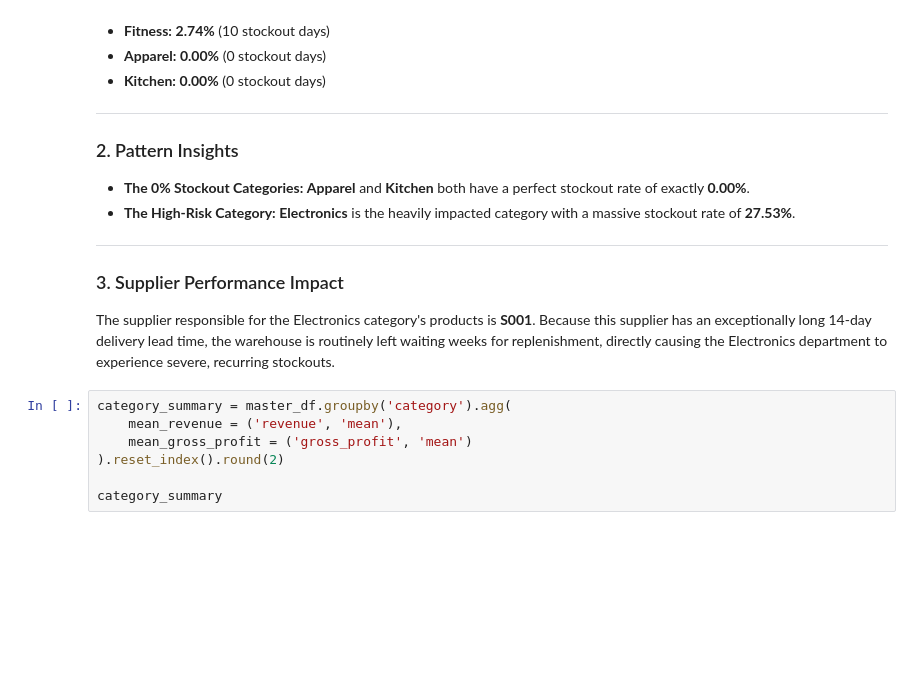
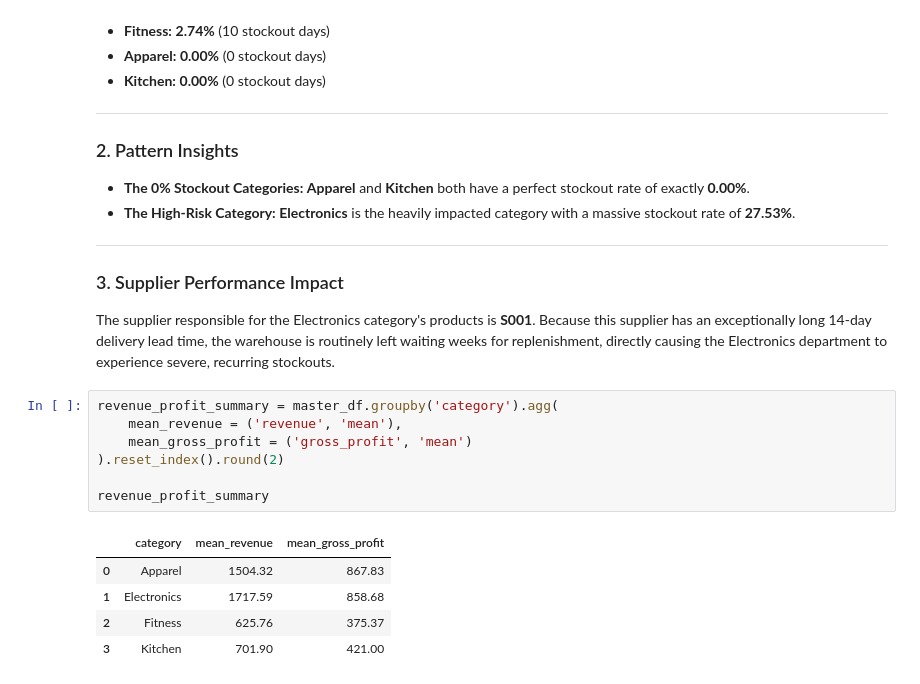
Before and after one commit to dominator959/ResilioChain, a Jupyter notebook: notebooks/eda/session_2_eda_bivariate_analysis.ipynb, the cells around one changed output. Saved outputs shown, nothing was run; the diff lists cells and outputs as text; blank space fills up the shorter version.

```diff
--- a/notebooks/eda/session_2_eda_bivariate_analysis.ipynb
+++ b/notebooks/eda/session_2_eda_bivariate_analysis.ipynb
@@ -422,9 +422,15 @@ category_summary
 ### 3. Supplier Performance Impact
 The supplier responsible for the Electronics category's products is **S001**. Because this supplier has an exceptionally long 14-day delivery lead time, the warehouse is routinely left waiting weeks for replenishment, directly causing the Electronics department to experience severe, recurring stockouts.
 # %%
-category_summary = master_df.groupby('category').agg(
+revenue_profit_summary = master_df.groupby('category').agg(
     mean_revenue = ('revenue', 'mean'),
     mean_gross_profit = ('gross_profit', 'mean')
 ).reset_index().round(2)
 
-category_summary
+revenue_profit_summary
+# %% [output]
+|  | category | mean_revenue | mean_gross_profit |
+| 0 | Apparel | 1504.32 | 867.83 |
+| 1 | Electronics | 1717.59 | 858.68 |
+| 2 | Fitness | 625.76 | 375.37 |
+| 3 | Kitchen | 701.90 | 421.00 |
```
Also changed, not shown: parts of 2 cells of this notebook.
